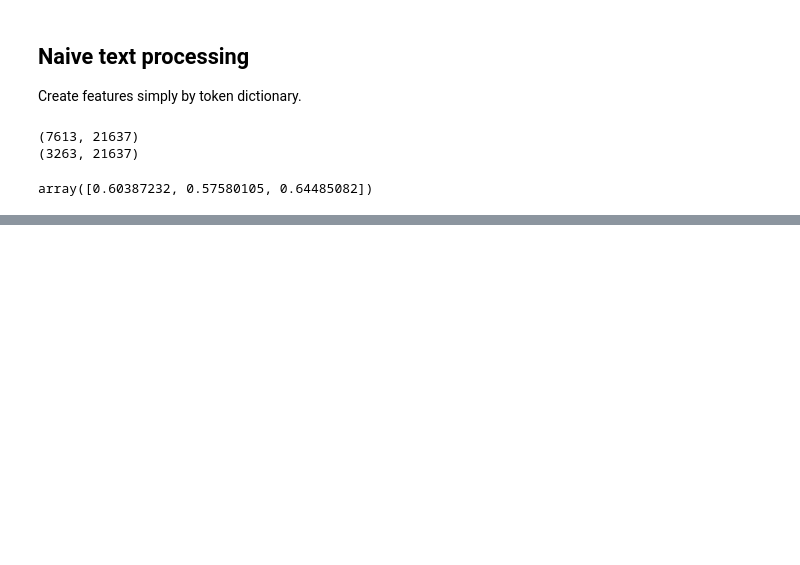
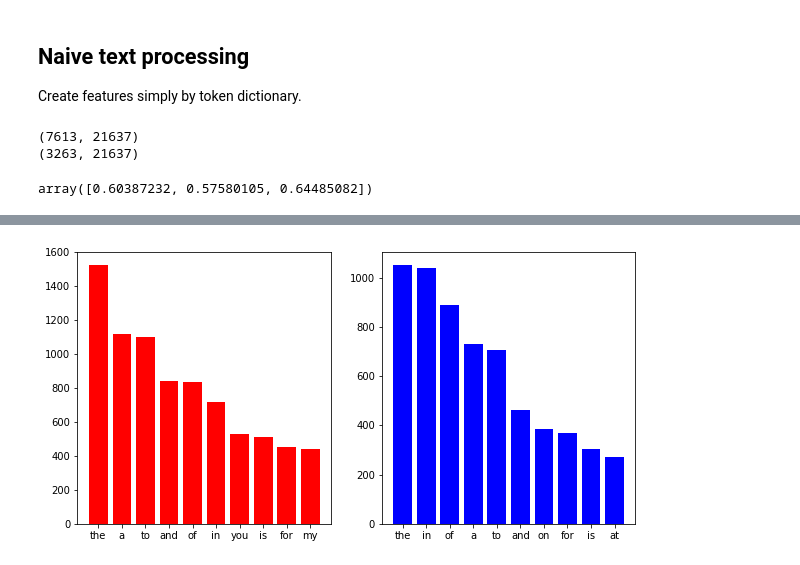
Before and after one commit to crazywooooorm/NLP_for_Disaster_Tweets, a Jupyter notebook: Code/notebook/Tweets_EDA.ipynb, the cells around one changed output, grey strips where cells are left out. Saved outputs shown, nothing was run; the diff lists cells and outputs as text; code cells hidden in the pictures; blank space fills up the shorter version.

```diff
--- a/Code/notebook/Tweets_EDA.ipynb
+++ b/Code/notebook/Tweets_EDA.ipynb
@@ -66,0 +112,23 @@ pred_val = ridge.predict(test_vec)
+# %%
+from nltk.corpus import stopwords
+stop=set(stopwords.words('english'))
+# %%
+def stop_dict(target):
+    dic = {}
+    for i in train_df[train_df['target']==target]['text'].str.split():
+        for j in i:
+            if j in stop:
+                dic[j] = dic.get(j, 0)+1
+    return dic
+# %%
+stop_dic_0 = stop_dict(0)
+stop_dic_1 = stop_dict(1)
+# %%
+fig, (ax1, ax2) = plt.subplots(1, 2, figsize=(10, 5))
+x, y = zip(*sorted(stop_dic_0.items(), key=lambda x:x[1], reverse=True)[:10])
+ax1.bar(x, y, color = 'red')
+x, y = zip(*sorted(stop_dic_1.items(), key=lambda x:x[1], reverse=True)[:10])
+ax2.bar(x, y, color = 'blue')
+plt.show()
+# %% [output]
+[figure, added]
```
Also changed, not shown: parts of 13 cells of this notebook.
